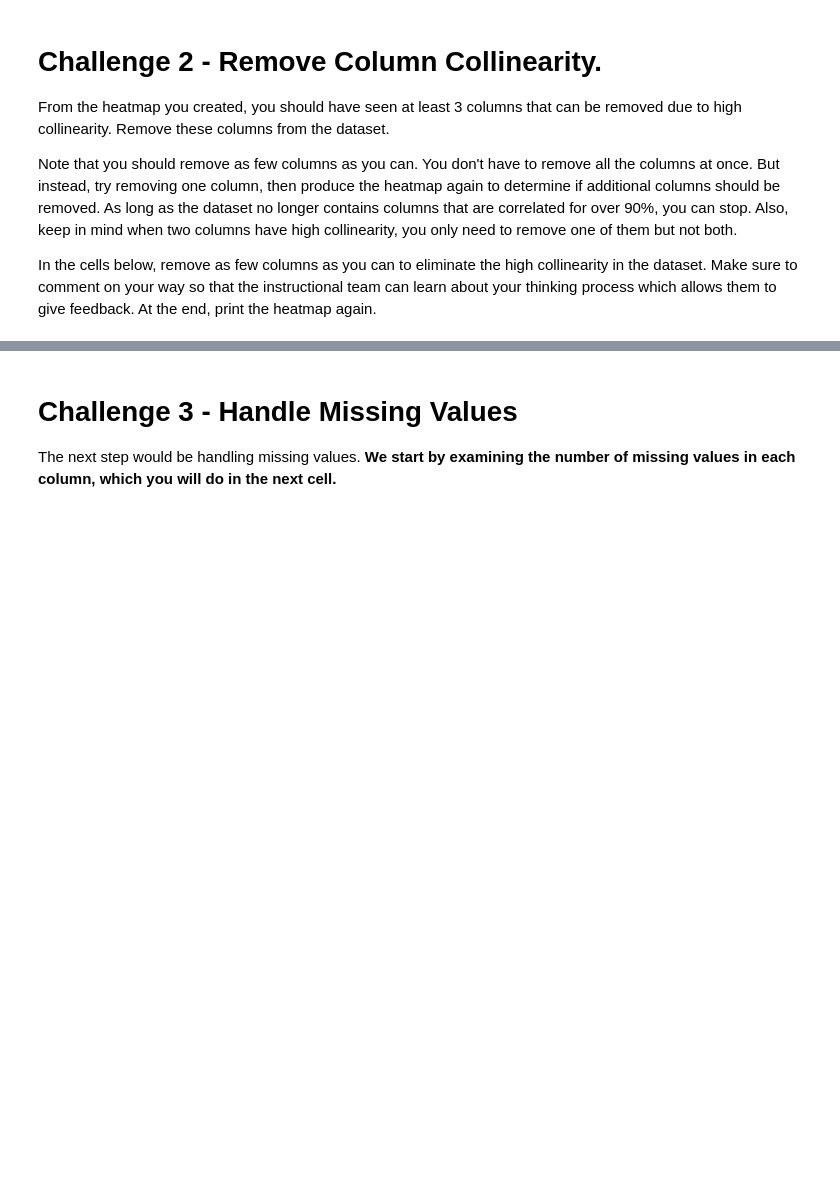
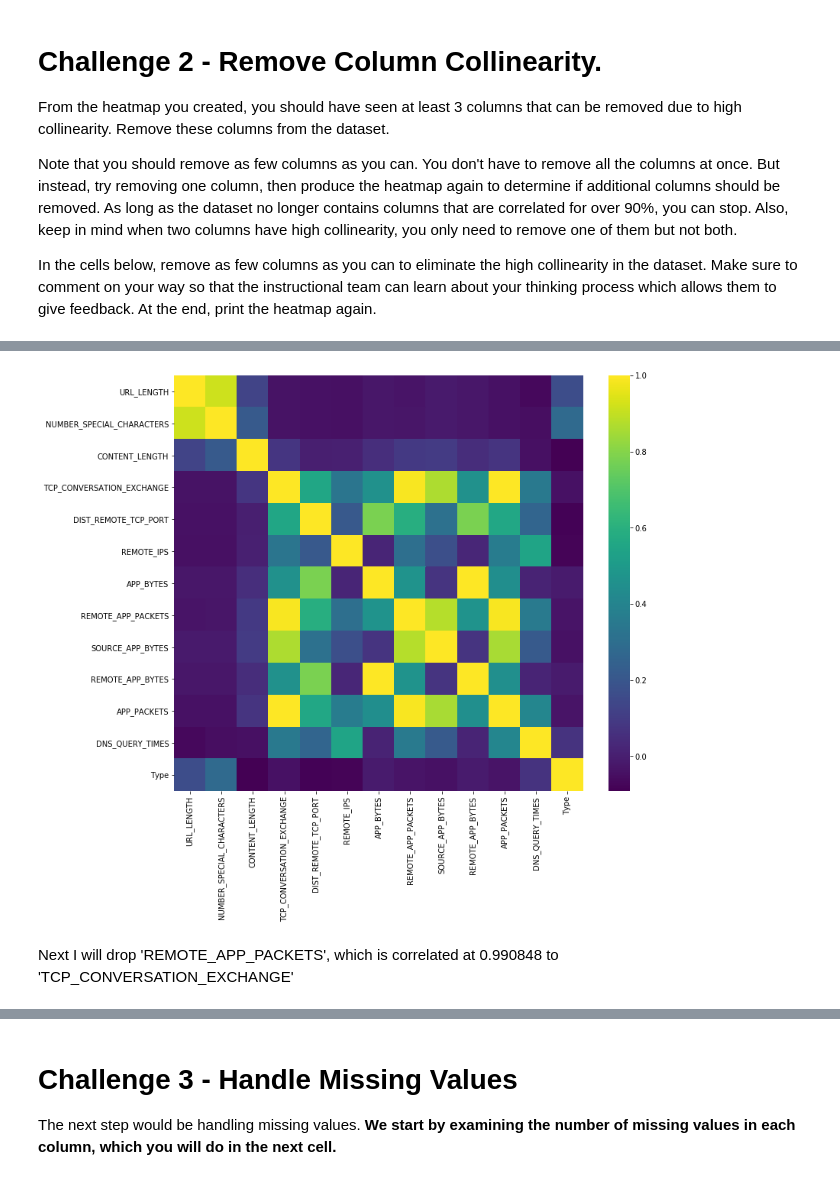
Before and after one commit to ironhack-datalabs/datamad0619, a Jupyter notebook: module-3/lab-supervised-learning/your-code/main.ipynb, the cells around one changed output, grey strips where cells are left out. Drawn from its saved outputs; the diff is of its cells as text; code cells hidden in the pictures; blank space fills up the shorter version.

```diff
--- a/module-3/lab-supervised-learning/your-code/main.ipynb
+++ b/module-3/lab-supervised-learning/your-code/main.ipynb
@@ -163,0 +158,2 @@ In the cells below, remove as few columns as you can to eliminate the high colli
+# %%
+websites.drop('SOURCE_APP_PACKETS', axis = 1, inplace = True)
@@ -163,0 +179,5 @@ In the cells below, remove as few columns as you can to eliminate the high colli
+# %%
+plt.figure(figsize=(12,10))
+sns.heatmap(websites.corr(), cmap='viridis');
+# %% [output]
+[figure, added]
@@ -163,0 +186,2 @@ In the cells below, remove as few columns as you can to eliminate the high colli
+# %% [markdown]
+Next I will drop 'REMOTE_APP_PACKETS', which is correlated at 0.990848 to 'TCP_CONVERSATION_EXCHANGE'
```
Also changed, not shown: parts of 21 cells of this notebook.
